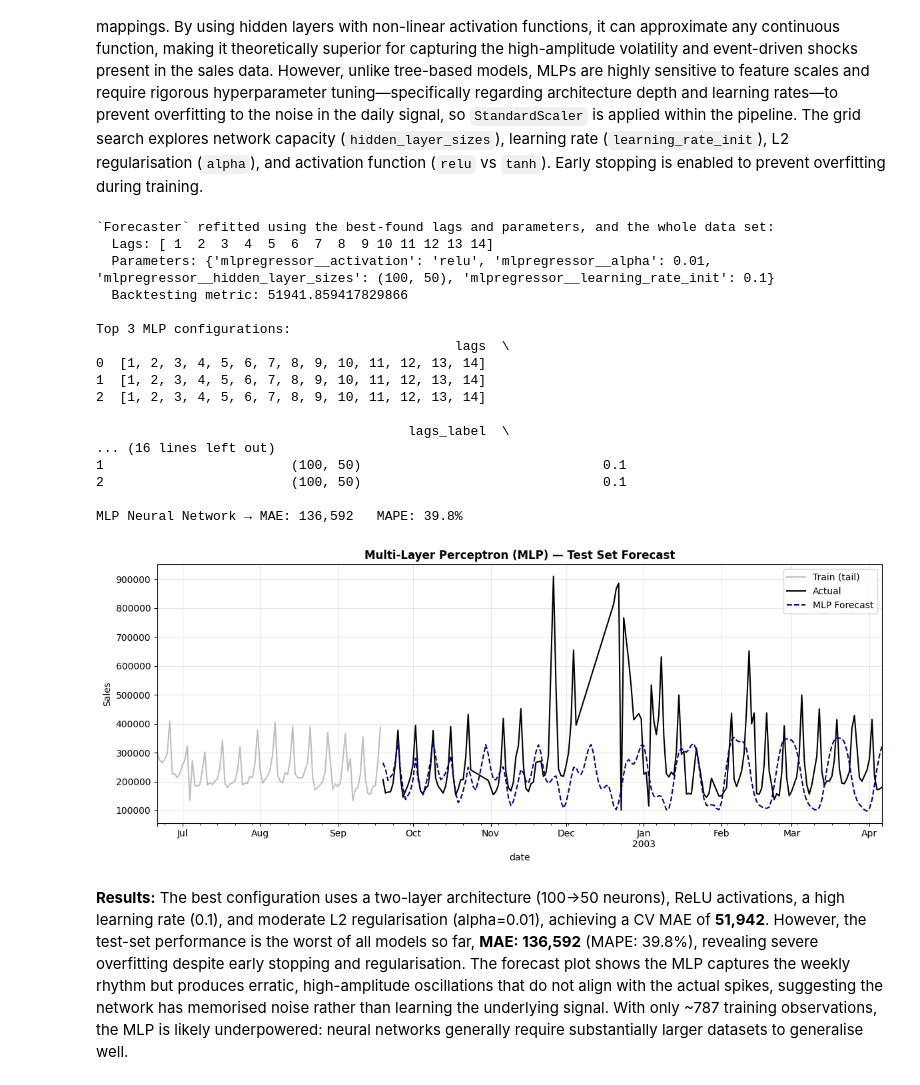
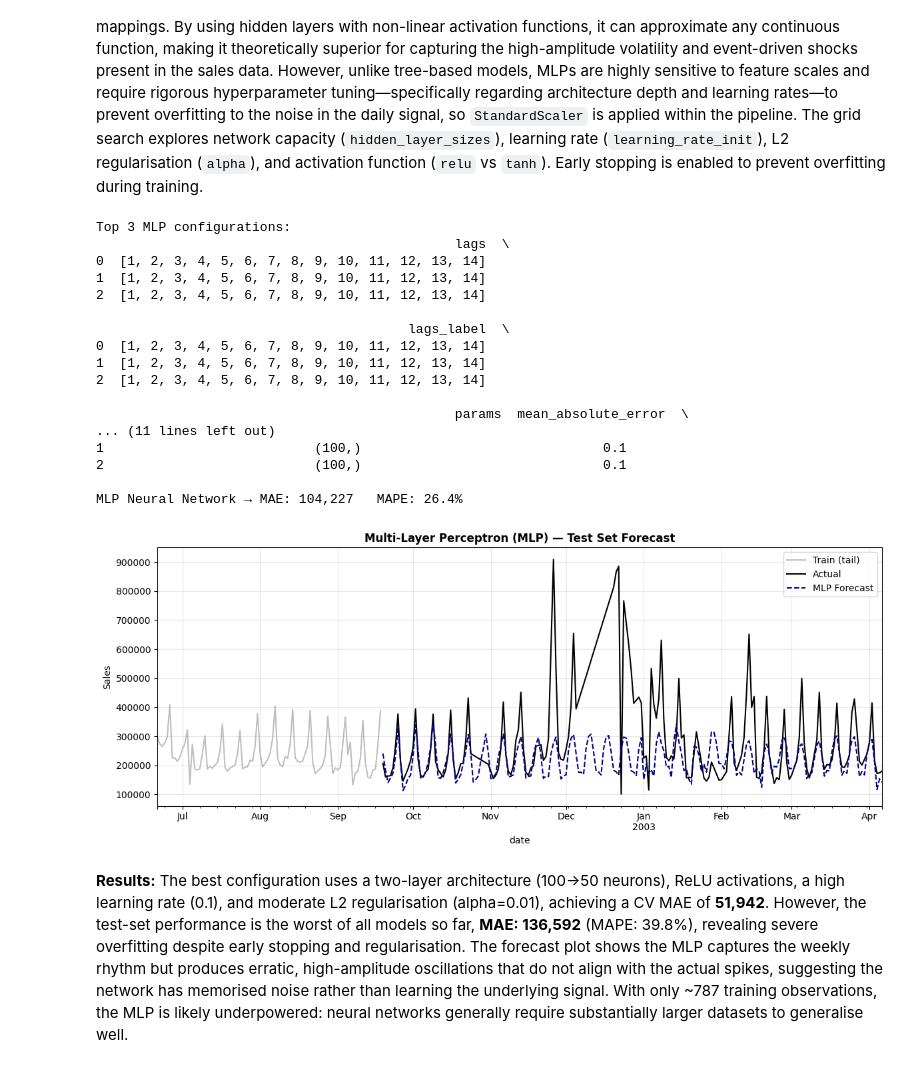
Before and after one commit to joaquinorradre/Time_Series_Assesment1, a Jupyter notebook: Assessment2.ipynb, the cells around one changed output. Saved outputs shown, nothing was run; the diff lists cells and outputs as text; code cells hidden in the pictures.

```diff
--- a/Assessment2.ipynb
+++ b/Assessment2.ipynb
@@ -486,6 +490,7 @@ param_grid_mlp = {
 results_mlp = grid_search_forecaster(
     forecaster=forecaster_mlp,
     y=y_train,
+    exog=X_train,
     param_grid=param_grid_mlp,
     cv=cv,
     metric='mean_absolute_error',
@@ -496,44 +501,44 @@ results_mlp = grid_search_forecaster(
 )
 
 print("\nTop 3 MLP configurations:")
 print(results_mlp.head(3))
 
 # ── Test-set prediction ───────────────────────────────────────────────────────
-pred_mlp  = forecaster_mlp.predict(steps=STEPS_TEST)
+pred_mlp  = forecaster_mlp.predict(steps=STEPS_TEST, exog=X_test)
 mae_mlp   = mean_absolute_error(y_test, pred_mlp)
 mape_mlp  = mean_absolute_percentage_error(y_test, pred_mlp)
 print(f"\nMLP Neural Network → MAE: {mae_mlp:,.0f}   MAPE: {mape_mlp:.1%}")
 
 # ── Plotting ──────────────────────────────────────────────────────────────────
 fig, ax = plt.subplots(figsize=(12, 5))
 y_train.tail(90).plot(ax=ax, color='gray', alpha=0.5, label='Train (tail)')
 y_test.plot(ax=ax, color='black', lw=1.5, label='Actual')
 pred_mlp.plot(ax=ax, color='darkblue', ls='--', label='MLP Forecast')
 ax.set_title('Multi-Layer Perceptron (MLP) — Test Set Forecast', fontweight='bold')
 ax.set_ylabel('Sales')
 ax.legend()
 ax.grid(True, alpha=0.3)
 plt.tight_layout()
 plt.show()
 # %% [output]
-`Forecaster` refitted using the best-found lags and parameters, and the whole data set:
-  Lags: [ 1  2  3  4  5  6  7  8  9 10 11 12 13 14]
-  Parameters: {'mlpregressor__activation': 'relu', 'mlpregressor__alpha': 0.01, 'mlpregressor__hidden_layer_sizes': (100, 50), 'mlpregressor__learning_rate_init': 0.1}
-  Backtesting metric: 51941.859417829866
-
 Top 3 MLP configurations:
                                               lags  \
 0  [1, 2, 3, 4, 5, 6, 7, 8, 9, 10, 11, 12, 13, 14]
 1  [1, 2, 3, 4, 5, 6, 7, 8, 9, 10, 11, 12, 13, 14]
 2  [1, 2, 3, 4, 5, 6, 7, 8, 9, 10, 11, 12, 13, 14]
 
                                         lags_label  \
-... (16 lines left out)
-1                        (100, 50)                               0.1
-2                        (100, 50)                               0.1
+0  [1, 2, 3, 4, 5, 6, 7, 8, 9, 10, 11, 12, 13, 14]
+1  [1, 2, 3, 4, 5, 6, 7, 8, 9, 10, 11, 12, 13, 14]
+2  [1, 2, 3, 4, 5, 6, 7, 8, 9, 10, 11, 12, 13, 14]
 
-MLP Neural Network → MAE: 136,592   MAPE: 39.8%
+                                              params  mean_absolute_error  \
+... (11 lines left out)
+1                           (100,)                               0.1
+2                           (100,)                               0.1
+
+MLP Neural Network → MAE: 104,227   MAPE: 26.4%
-[figure, old version]
+[figure, new version]
 # %% [markdown]
 **Results:** The best configuration uses a two-layer architecture (100→50 neurons), ReLU activations, a high learning rate (0.1), and moderate L2 regularisation (alpha=0.01), achieving a CV MAE of **51,942**. However, the test-set performance is the worst of all models so far, **MAE: 136,592** (MAPE: 39.8%), revealing severe overfitting despite early stopping and regularisation. The forecast plot shows the MLP captures the weekly rhythm but produces erratic, high-amplitude oscillations that do not align with the actual spikes, suggesting the network has memorised noise rather than learning the underlying signal. With only ~787 training observations, the MLP is likely underpowered: neural networks generally require substantially larger datasets to generalise well.
 # %% [markdown]
```
Also changed, not shown: parts of 7 cells of this notebook.
